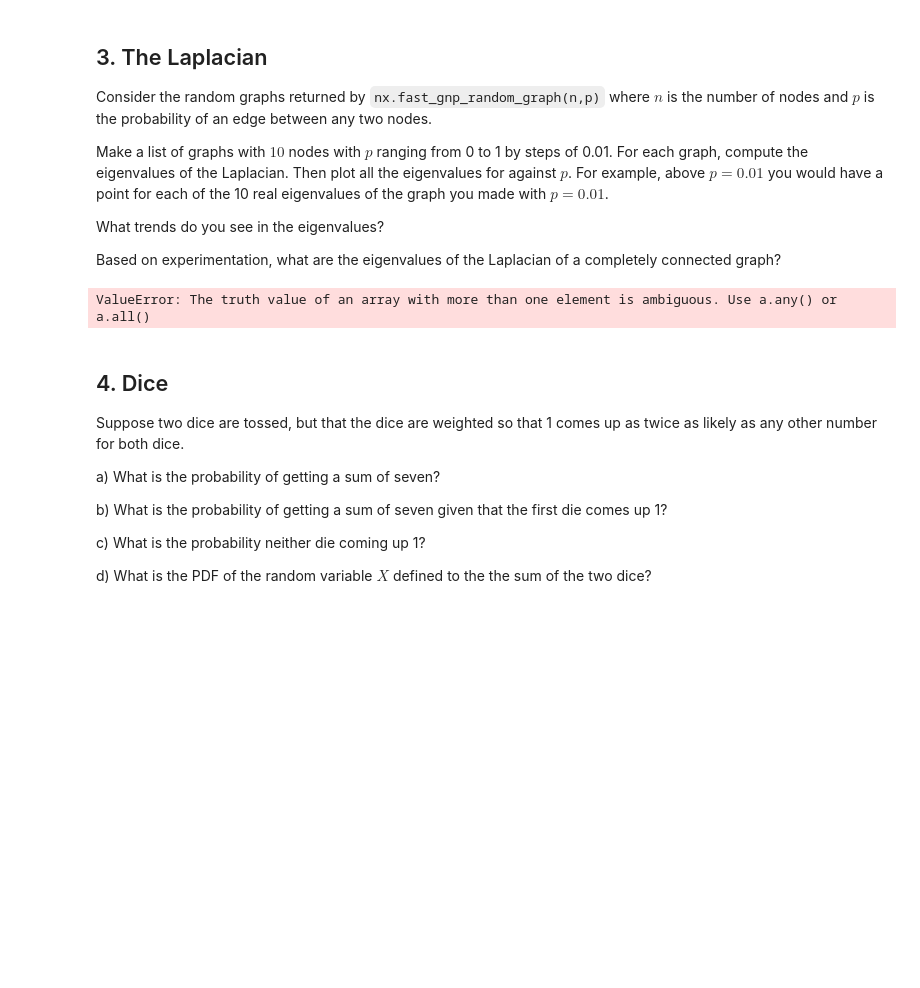
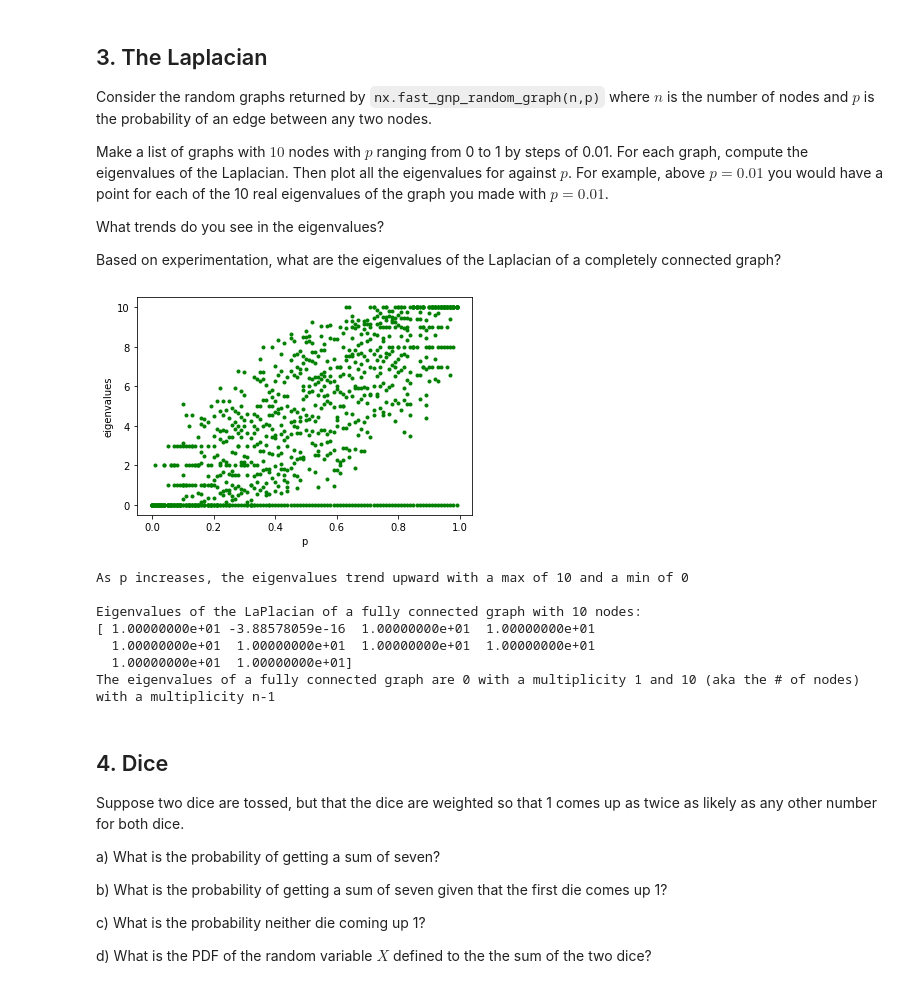
Before and after one commit to jwc0mbs3/eep502, a Jupyter notebook: combs_HW_07_Graphs_Due_12_12.ipynb, the cells around one changed output. Drawn from its saved outputs; the diff is of its cells as text; code cells hidden in the pictures; blank space fills up the shorter version.

```diff
--- a/combs_HW_07_Graphs_Due_12_12.ipynb
+++ b/combs_HW_07_Graphs_Due_12_12.ipynb
@@ -83,12 +127,49 @@ Make a list of graphs with $10$ nodes with $p$ ranging from 0 to 1 by steps of 0
 What trends do you see in the eigenvalues?
 
 Based on experimentation, what are the eigenvalues of the Laplacian of a completely connected graph?
-# %%
-
-p = np.linspace(0,10,100)
-nx.fast_gnp_random_graph(10,p)
-# %% [output]
-ValueError: The truth value of an array with more than one element is ambiguous. Use a.any() or a.all()
+# %%
+
+# generate 100 random graphs and increase p by 0.01 each time
+graphList = []
+for i in range(100):
+    graphList.append(nx.fast_gnp_random_graph(10,(i/100)))
+
+# generate a list of lists of eigenvalues (10 per graph)
+eigenvalList = []
+for graph in graphList:
+    L = nx.laplacian_matrix(graph)
+    e = np.linalg.eigvals(L.A)
+    eigenvalList.append(e)
+
+# generate the x axis and correspond the values with the eigenvalues
+x = []
+for i in range(100):
+    for j in range(len(eigenvalList[0])):
+        x.append((i/100))
+npList = np.array(np.real(eigenvalList))
+plt.plot(x, npList.flatten(), 'g.')
+
+plt.xlabel('p')
+plt.ylabel("eigenvalues")
+plt.show()
+print("As p increases, the eigenvalues trend upward with a max of 10 and a min of 0\n")
+
+# explore the eigenvalues of a fully connected graph
+G = nx.complete_graph(10)
+GL = nx.laplacian_matrix(G)
+GE = np.linalg.eigvals(GL.A)
+print("Eigenvalues of the LaPlacian of a fully connected graph with 10 nodes: ")
+print(GE)
+print("The eigenvalues of a fully connected graph are 0 with a multiplicity 1 and 10 (aka the # of nodes) with a multiplicity n-1")
+# %% [output]
+[figure, added]
+As p increases, the eigenvalues trend upward with a max of 10 and a min of 0
+
+Eigenvalues of the LaPlacian of a fully connected graph with 10 nodes:
+[ 1.00000000e+01 -3.88578059e-16  1.00000000e+01  1.00000000e+01
+  1.00000000e+01  1.00000000e+01  1.00000000e+01  1.00000000e+01
+  1.00000000e+01  1.00000000e+01]
+The eigenvalues of a fully connected graph are 0 with a multiplicity 1 and 10 (aka the # of nodes) with a multiplicity n-1
 # %% [markdown]
 ## 4. Dice
 
```
Also changed, not shown: parts of 5 cells of this notebook.
